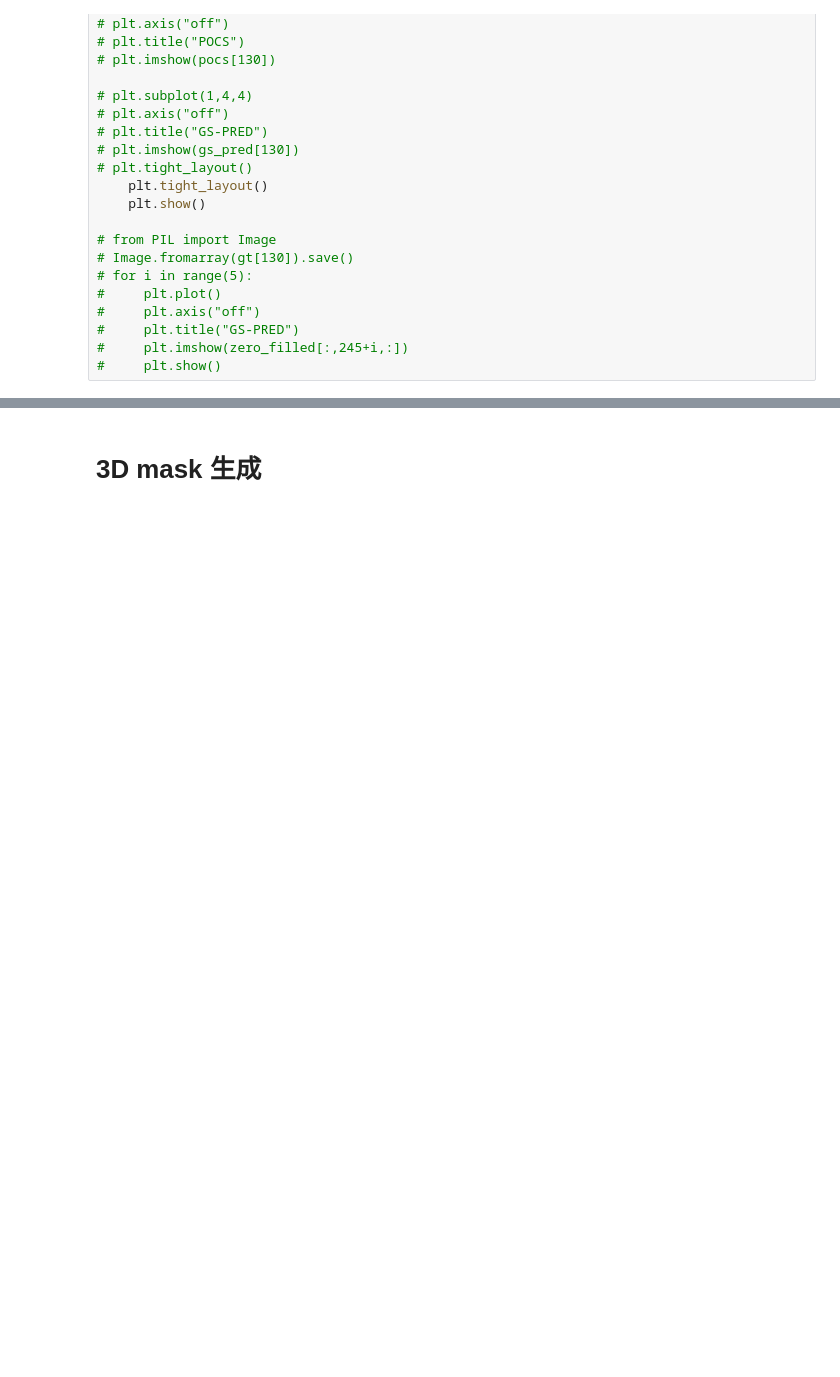
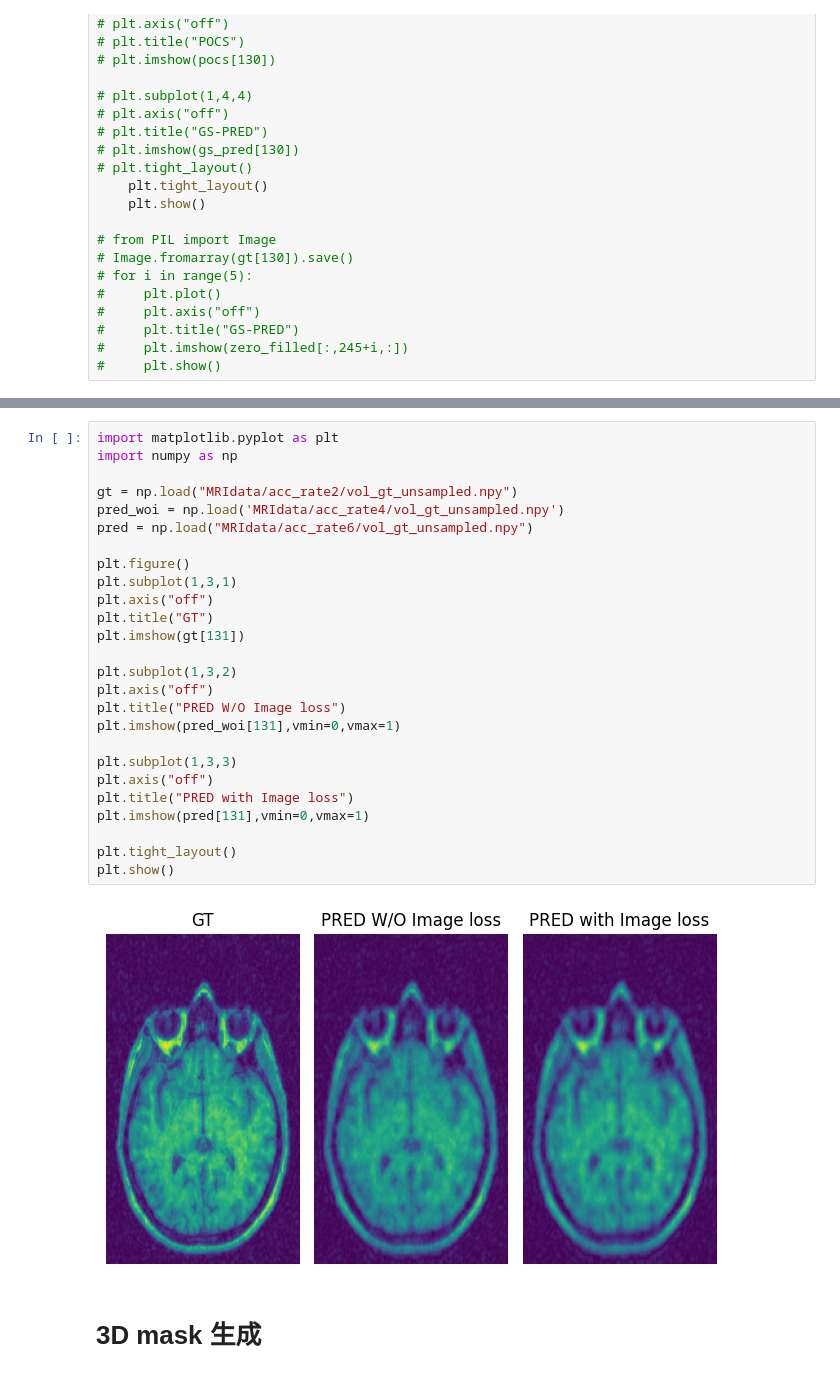
Before and after one commit to ccq0627/3DMRI-Reconstruction, a Jupyter notebook: test.ipynb, the cells around one changed output, grey strips where cells are left out. Saved outputs shown, nothing was run; the diff lists cells and outputs as text; blank space fills up the shorter version.

```diff
--- a/test.ipynb
+++ b/test.ipynb
@@ -205,3 +215,31 @@ plt.show()
+# %%
+import matplotlib.pyplot as plt
+import numpy as np
+
+gt = np.load("MRIdata/acc_rate2/vol_gt_unsampled.npy")
+pred_woi = np.load('MRIdata/acc_rate4/vol_gt_unsampled.npy')
+pred = np.load("MRIdata/acc_rate6/vol_gt_unsampled.npy")
+
+plt.figure()
+plt.subplot(1,3,1)
+plt.axis("off")
+plt.title("GT")
+plt.imshow(gt[131])
+
+plt.subplot(1,3,2)
+plt.axis("off")
+plt.title("PRED W/O Image loss")
+plt.imshow(pred_woi[131],vmin=0,vmax=1)
+
+plt.subplot(1,3,3)
+plt.axis("off")
+plt.title("PRED with Image loss")
+plt.imshow(pred[131],vmin=0,vmax=1)
+
+plt.tight_layout()
+plt.show()
+# %% [output]
+[figure, added]
 # %% [markdown]
 # 3D mask 生成
 # %%
```
Also changed, not shown: parts of 4 cells of this notebook, 10 other files.
